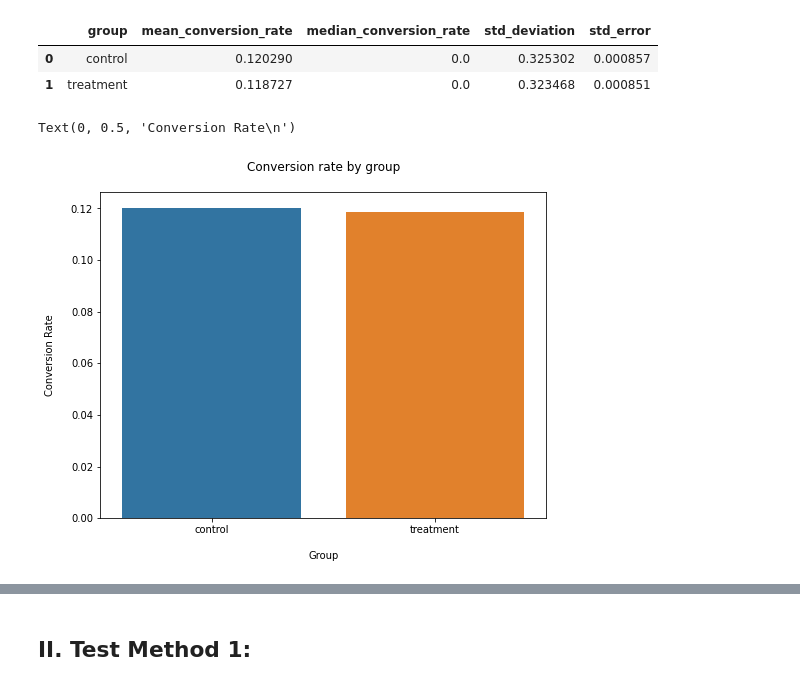
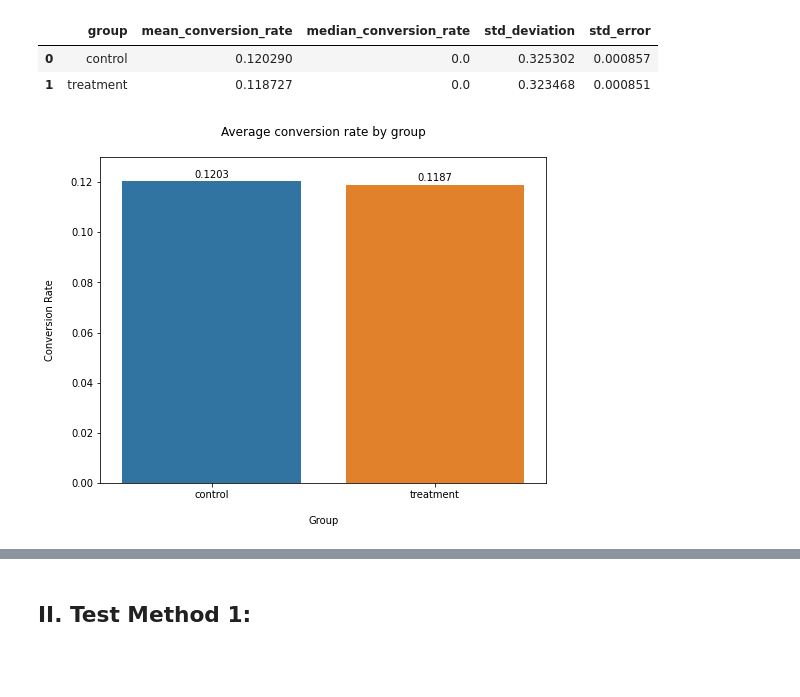
Before and after one commit to namhaivu173/AB_Testing_project, a Jupyter notebook: Web_AB_test.ipynb, the cells around one changed output, grey strips where cells are left out. Drawn from its saved outputs; the diff is of its cells as text; code cells hidden in the pictures.

Commit message:
chart updates

```diff
--- a/Web_AB_test.ipynb
+++ b/Web_AB_test.ipynb
@@ -59,6 +60,7 @@ memory usage: 11.2+ MB
 # %%
 # Convert timestamp to date time
 df_data['timestamp'] = pd.to_datetime(df_data['timestamp'])
+df_data['full_date'] = pd.to_datetime(df_data['timestamp'].dt.strftime('%Y-%m-%d'))
 df_data.info()
 # %% [output]
 <class 'pandas.core.frame.DataFrame'>
@@ -151,13 +156,16 @@ conversion_rates
 | 0 | control | 0.120290 | 0.0 | 0.325302 | 0.000857 |
 | 1 | treatment | 0.118727 | 0.0 | 0.323468 | 0.000851 |
 # %%
+# Barplot of conversion rate
 plt.figure(figsize=(8,6))
-sns.barplot(x=df_data2['group'], y=df_data2['converted'], ci=False)
+ax = sns.barplot(x=df_data2['group'], y=df_data2['converted'], ci=False)
 
-#plt.ylim(0, 0.15)
-plt.title('Conversion rate by group\n')
+plt.ylim(0, 0.13)
+plt.title('Average conversion rate by group\n')
 plt.xlabel('\nGroup')
 plt.ylabel('Conversion Rate\n')
+ax.bar_label(ax.containers[0], labels=round(df_data2.groupby('group')['converted'].mean(),4), padding=2)
+
+plt.show()
 # %% [output]
-Text(0, 0.5, 'Conversion Rate\n')
-[figure, old version]
+[figure, new version]
```
Also changed, not shown: parts of 6 cells of this notebook, 1 other file.
